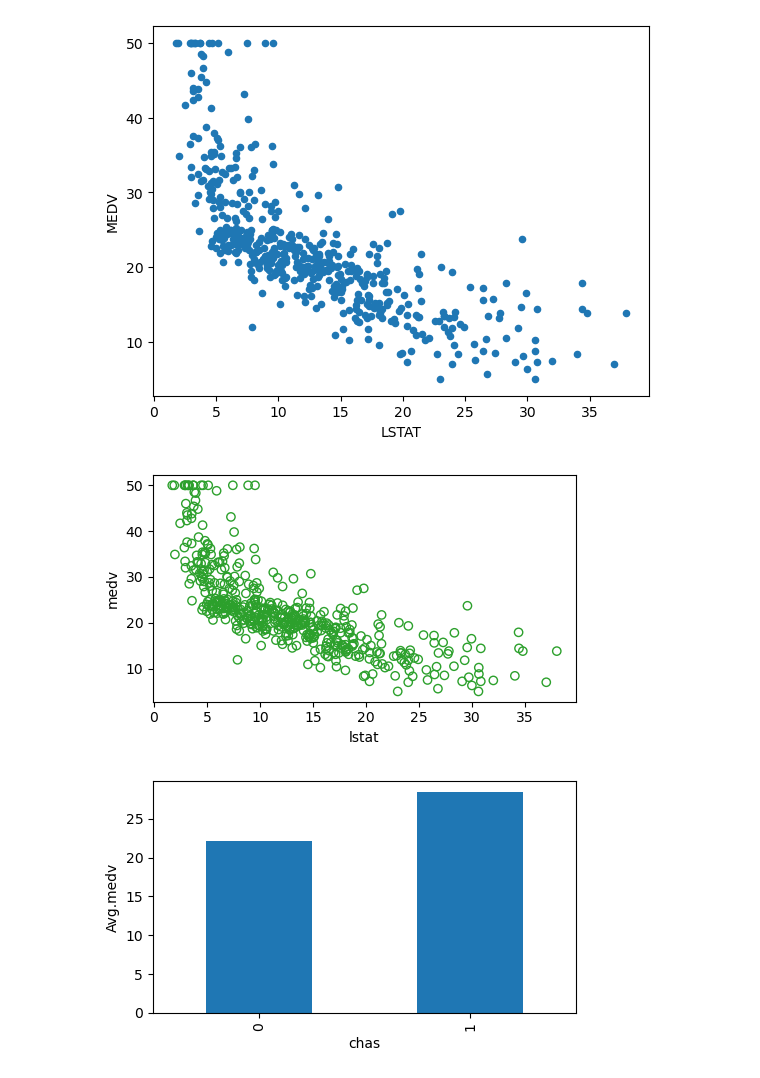
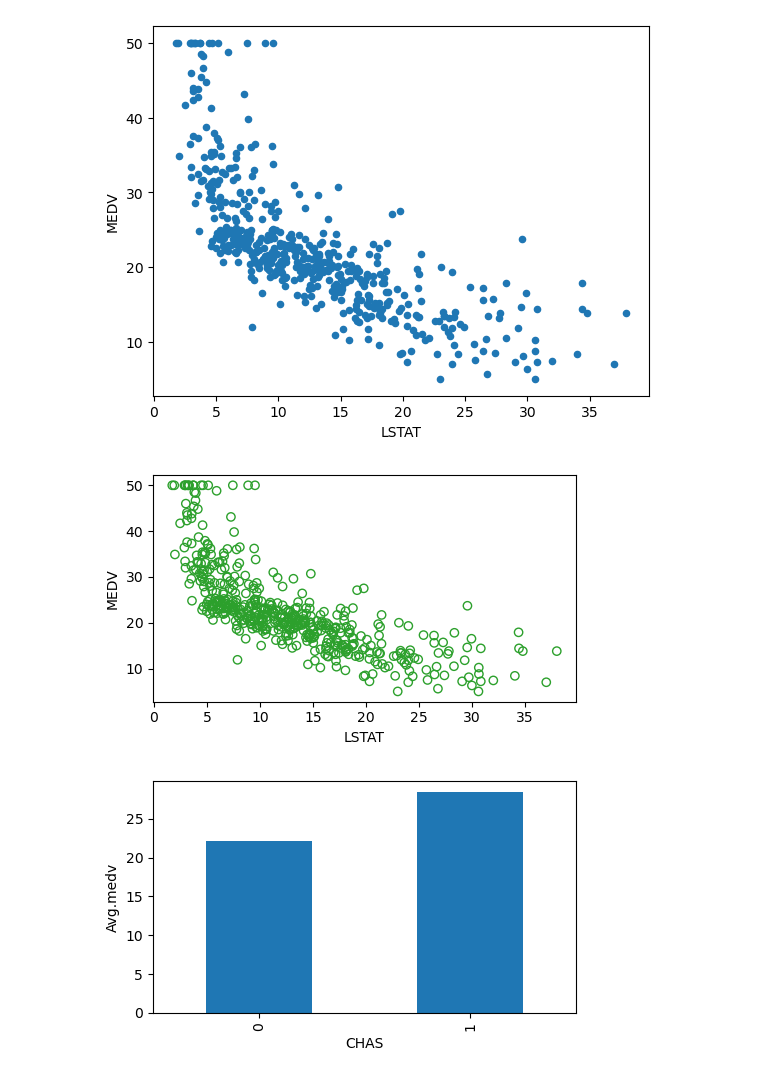
Before and after one commit to JunheeChoi/dm_class, a Jupyter notebook: 0314_dmclass.ipynb, the cells around one changed output. Saved outputs shown, nothing was run; the diff lists cells and outputs as text; code cells hidden in the pictures.

```diff
--- a/0314_dmclass.ipynb
+++ b/0314_dmclass.ipynb
@@ -859,15 +859,15 @@ plt.show()
 # %%
 # 산점도에서 점의 색상을 설정하고 열린 원으로 그리고자 함
 fig, ax = plt.subplots()
 fig.set_size_inches(5,3)
-ax.scatter(housing_df.lstat, housing_df.medv, color = 'C2', facecolor = 'none')
+ax.scatter(housing_df.LSTAT, housing_df.MEDV, color = 'C2', facecolor = 'none')
 plt.xlabel('LSTAT')
 plt.ylabel('MEDV')
 
 plt.tight_layout()
 plt.show()
 # %% [output]
-[figure, old version]
+[figure, new version]
 # %%
 ax = housing_df.groupby('CHAS').mean().MEDV.plot(kind = 'bar', figsize = [5,3])
 ax.set_ylabel('Avg.medv')
```
Also changed, not shown: parts of 45 cells of this notebook.
